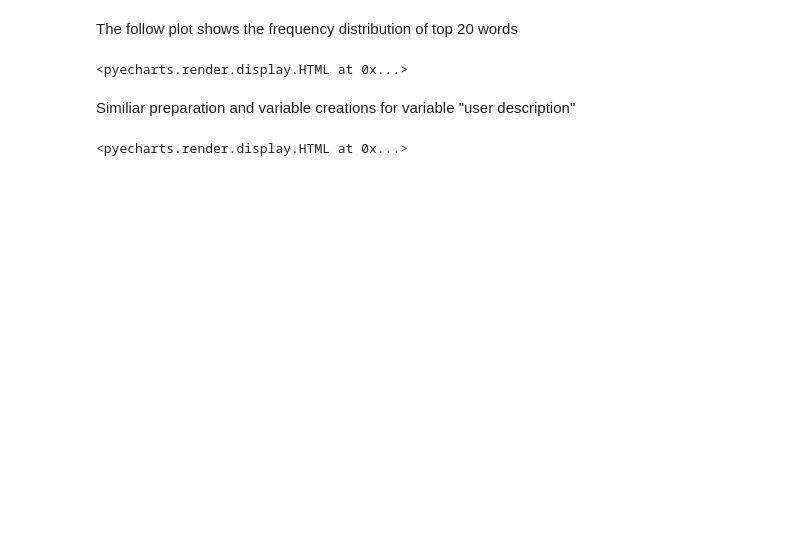
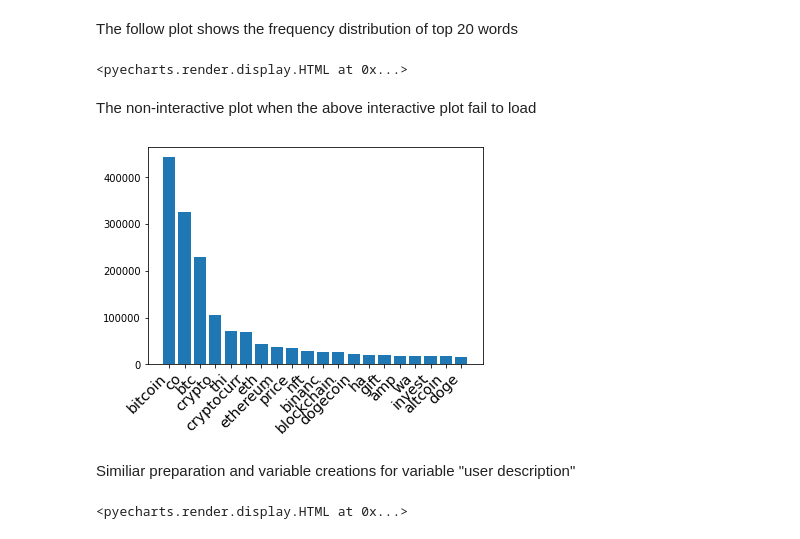
Before and after one commit to JOeOJ520/CryptoTweets, a Jupyter notebook: Report.ipynb, the cells around one changed output. Cells and saved outputs as stored; diff of their text form; code cells hidden in the pictures; blank space fills up the shorter version.

```diff
--- a/Report.ipynb
+++ b/Report.ipynb
@@ -412,7 +438,7 @@ To analyze these two variables, we first convert all texts into bags of words, i
 
 Then we calculate the Frequency for each words and selected the highest 20 words to be included in our text classification model.
 # %%
-from simple_tokenize import simple_tokenize
+from CryptoTweets.simple_tokenize import simple_tokenize
 from nltk.stem import PorterStemmer
 import re
 # Top 20 words
@@ -424,7 +450,7 @@ tweets_ud = tweet_ml.select("user_description")
 # Stemming using Porter Stemmer
 st = PorterStemmer()
 #stop words
-with open('CS431FP/CommonEnglishWord.txt') as f:
+with open('CryptoTweets/CommonEnglishWord.txt') as f:
   lines = f.readlines()
   lst = list(map(lambda x: x[0:len(x)-1].lower(),lines))
   lst.append('')
@@ -507,6 +525,19 @@ bar = (
 bar.render_notebook()
 # %% [output]
 <pyecharts.render.display.HTML at 0x...>
+# %% [markdown]
+The non-interactive plot when the above interactive plot fail to load
+# %%
+plt.xticks(
+    rotation=45,
+    horizontalalignment='right',
+    fontweight='light',
+    fontsize='x-large'
+)
+plt.bar(x_t, y_t)
+plt.show()
+# %% [output]
+[figure, added]
 # %%
 table_tweet = table_tweet.select("*").withColumn("idtweet", unique_id)
 tweet_ml = tweet_ml.join(table_tweet,tweet_ml.id == table_tweet.idtweet,'inner').drop('text','_1','idtweet')
```
Also changed, not shown: parts of 24 cells of this notebook.
